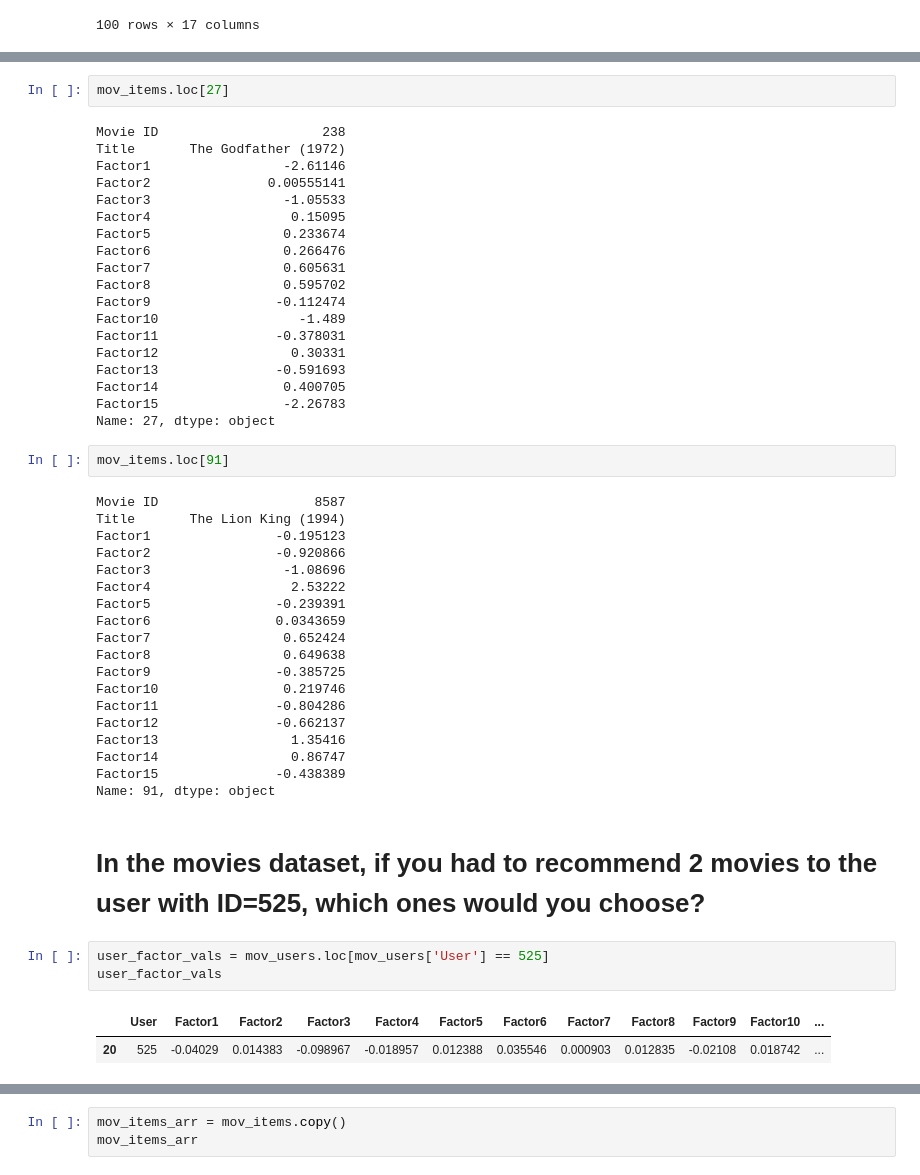
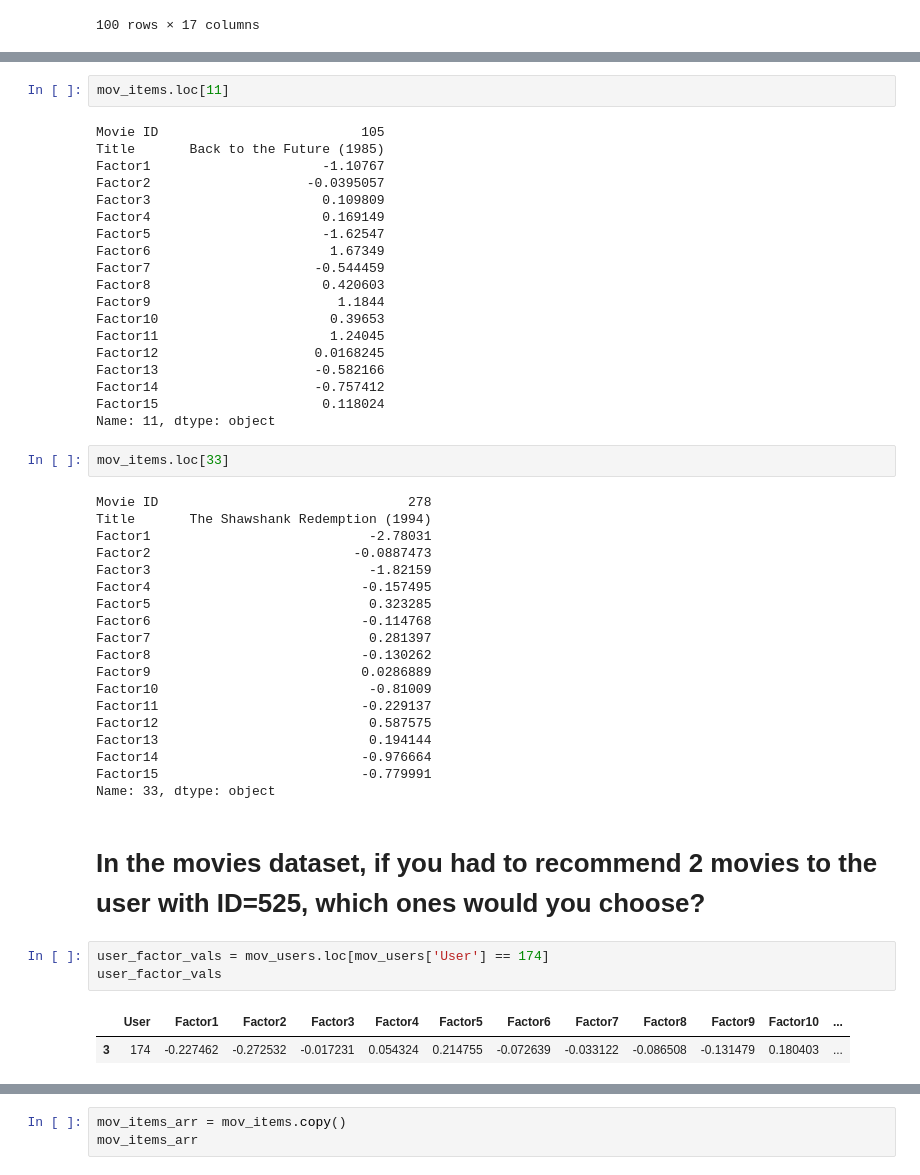
Before and after one commit to ihab09/CE888, a Jupyter notebook: lab4/my_recommender.ipynb, the cells around one changed output, grey strips where cells are left out. Saved outputs shown, nothing was run; the diff lists cells and outputs as text.

```diff
--- a/lab4/my_recommender.ipynb
+++ b/lab4/my_recommender.ipynb
@@ -564,53 +571,53 @@ Name: 21, dtype: object
 # %%
-mov_items.loc[27]
+mov_items.loc[11]
 # %% [output]
-Movie ID                     238
-Title       The Godfather (1972)
-Factor1                 -2.61146
-Factor2               0.00555141
-Factor3                 -1.05533
-Factor4                  0.15095
-Factor5                 0.233674
-Factor6                 0.266476
-Factor7                 0.605631
-Factor8                 0.595702
-Factor9                -0.112474
-Factor10                  -1.489
-Factor11               -0.378031
-Factor12                 0.30331
-Factor13               -0.591693
-Factor14                0.400705
-Factor15                -2.26783
-Name: 27, dtype: object
+Movie ID                          105
+Title       Back to the Future (1985)
+Factor1                      -1.10767
+Factor2                    -0.0395057
+Factor3                      0.109809
+Factor4                      0.169149
+Factor5                      -1.62547
+Factor6                       1.67349
+Factor7                     -0.544459
+Factor8                      0.420603
+Factor9                        1.1844
+Factor10                      0.39653
+Factor11                      1.24045
+Factor12                    0.0168245
+Factor13                    -0.582166
+Factor14                    -0.757412
+Factor15                     0.118024
+Name: 11, dtype: object
 # %%
-mov_items.loc[91]
+mov_items.loc[33]
 # %% [output]
-Movie ID                    8587
-Title       The Lion King (1994)
-Factor1                -0.195123
-Factor2                -0.920866
-Factor3                 -1.08696
-Factor4                  2.53222
-Factor5                -0.239391
-Factor6                0.0343659
-Factor7                 0.652424
-Factor8                 0.649638
-Factor9                -0.385725
-Factor10                0.219746
-Factor11               -0.804286
-Factor12               -0.662137
-Factor13                 1.35416
-Factor14                 0.86747
-Factor15               -0.438389
-Name: 91, dtype: object
+Movie ID                                278
+Title       The Shawshank Redemption (1994)
+Factor1                            -2.78031
+Factor2                          -0.0887473
+Factor3                            -1.82159
+Factor4                           -0.157495
+Factor5                            0.323285
+Factor6                           -0.114768
+Factor7                            0.281397
+Factor8                           -0.130262
+Factor9                           0.0286889
+Factor10                           -0.81009
+Factor11                          -0.229137
+Factor12                           0.587575
+Factor13                           0.194144
+Factor14                          -0.976664
+Factor15                          -0.779991
+Name: 33, dtype: object
 # %% [markdown]
 # In the movies dataset, if you had to recommend 2 movies to the user with ID=525, which ones would you choose?
 # %%
-user_factor_vals = mov_users.loc[mov_users['User'] == 525]
+user_factor_vals = mov_users.loc[mov_users['User'] == 174]
 user_factor_vals
 # %% [output]
 |  | User | Factor1 | Factor2 | Factor3 | Factor4 | Factor5 | Factor6 | Factor7 | Factor8 | Factor9 | Factor10 | ... |
-| 20 | 525 | -0.04029 | 0.014383 | -0.098967 | -0.018957 | 0.012388 | 0.035546 | 0.000903 | 0.012835 | -0.02108 | 0.018742 | ... |
+| 3 | 174 | -0.227462 | -0.272532 | -0.017231 | 0.054324 | 0.214755 | -0.072639 | -0.033122 | -0.086508 | -0.131479 | 0.180403 | ... |
 # %%
 user_factor_vals.drop('User', inplace=True, axis=1)
 user_factor_vals
```
Also changed, not shown: parts of 28 cells of this notebook.
